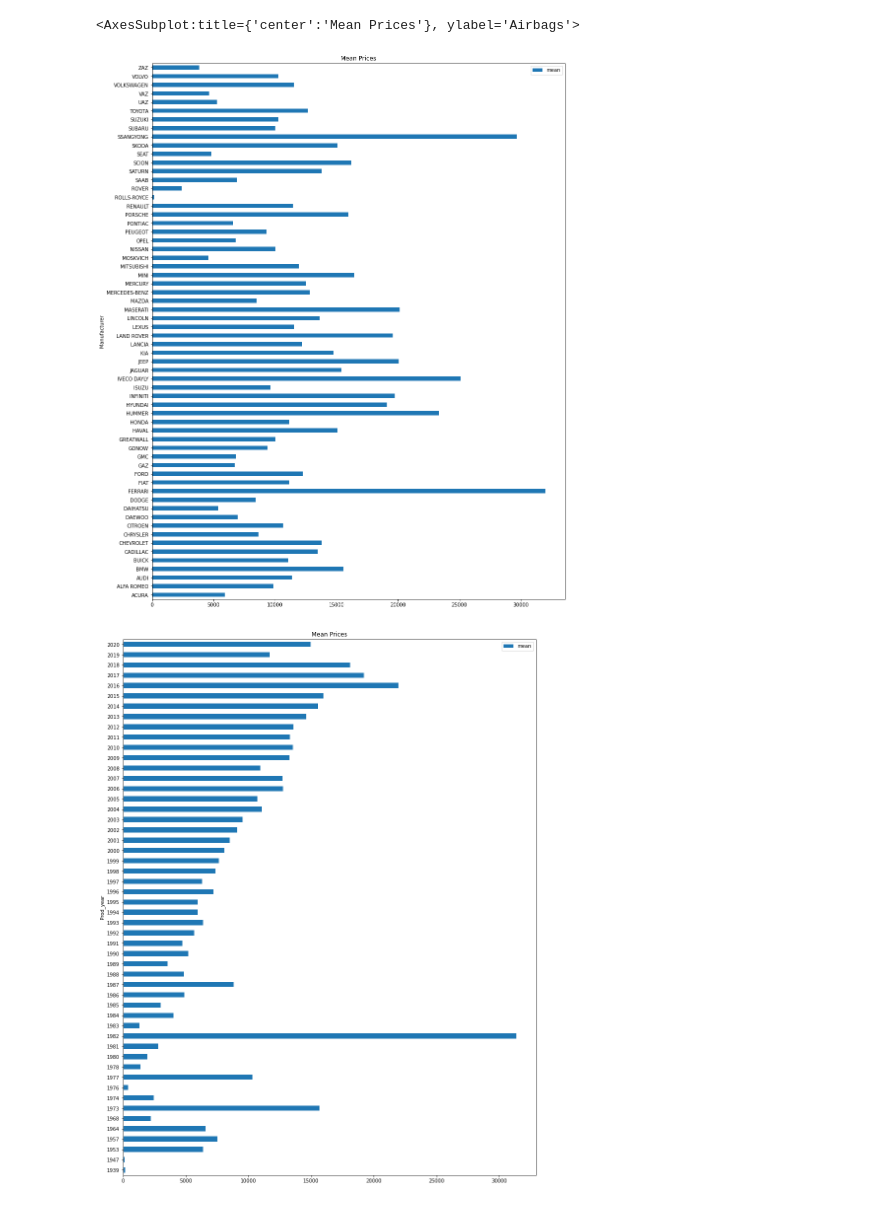
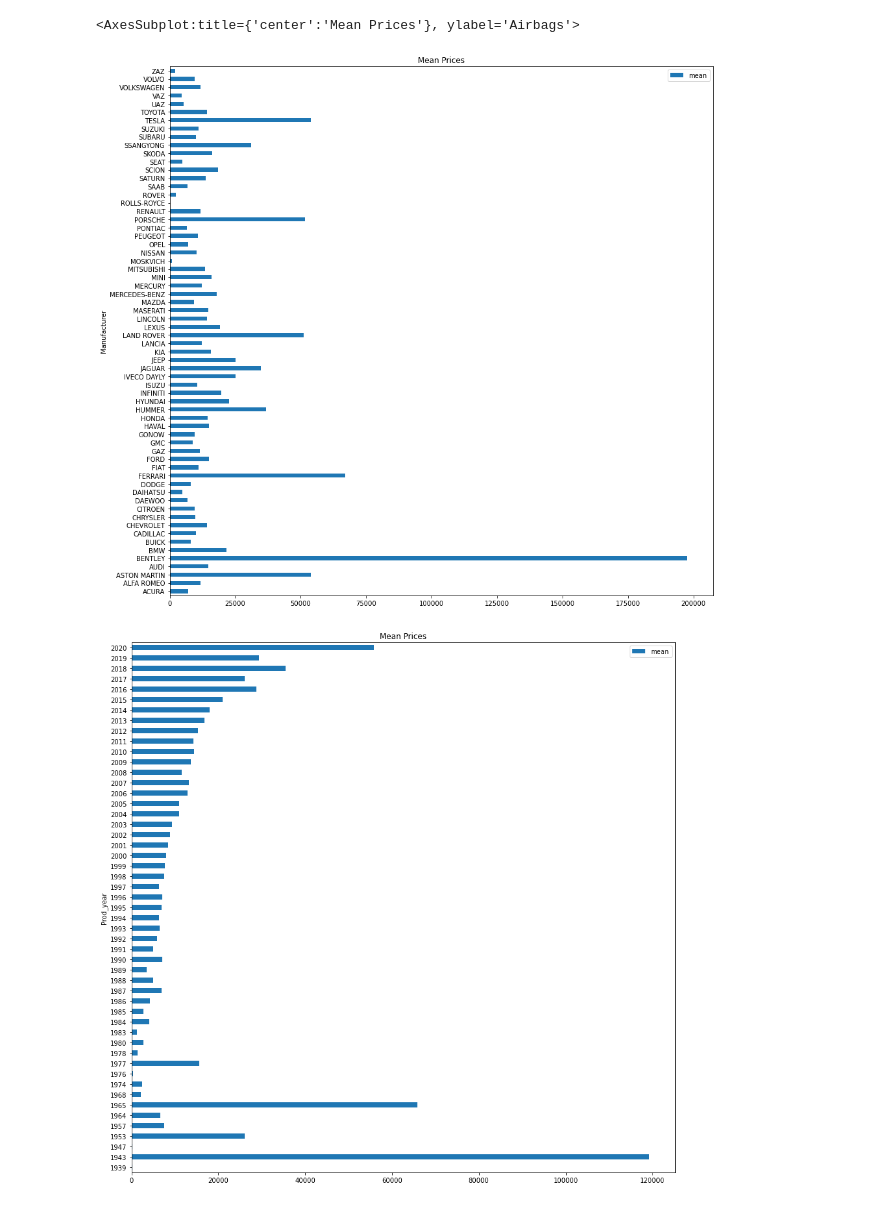
Before and after one commit to addsandwich/2022-msaai-500-final-project, a Jupyter notebook: notebooks/MaymoonahUPDATED.ipynb, the cells around one changed output. Drawn from its saved outputs; the diff is of its cells as text; code cells hidden in the pictures.

Commit message:
3rd plot update

```diff
--- a/notebooks/MaymoonahUPDATED.ipynb
+++ b/notebooks/MaymoonahUPDATED.ipynb
@@ -5,8 +5,7 @@ import matplotlib.pyplot as plt
 from sklearn.linear_model import LinearRegression
 import seaborn as sns
 # %%
-df = pd.read_csv('IQRSanitizedcopy.csv')
-#df = pd.read_csv('IQRSanitizedcopy.csv', error_bad_lines=False)
+df = pd.read_csv('TrainingDatacopy.csv')
 # %%
 df
 # %% [output]
@@ -98,23 +85,23 @@ ZAZ            3822.500000   2577.404217
 # %%
-manufacturer.plot(kind = "barh", y = "mean", legend = True, title = "Mean Prices", figsize = (15,20))
+manufacturer.plot(kind = "barh", y = "mean", legend = True, title = "Mean Prices", figsize = (15,15))
 # model.plot(kind = "barh", y = "mean", legend = False,title = "Mean Prices")  >>>>>>>>>>
-prod_year.plot(kind = "barh", y = "mean", legend = True,title = "Mean Prices", figsize = (15,20))
+prod_year.plot(kind = "barh", y = "mean", legend = True,title = "Mean Prices", figsize = (15,15))
 category.plot(kind = "barh", y = "mean", legend = False,title = "Mean Prices")
 leather_interior.plot(kind = "barh", y = "mean", legend = False,title = "Mean Prices")
 
 fuel_type.plot(kind = "barh", y = "mean", legend = False,title = "Mean Prices")
-engine_volume.plot(kind = "barh", y = "mean", legend = True,title = "Mean Prices", figsize = (15,20))
-turbo.plot(kind = "barh", y = "mean", legend = False,title = "Mean Prices")
+engine_volume.plot(kind = "barh", y = "mean", legend = True,title = "Mean Prices", figsize = (15,15))
+#turbo.plot(kind = "barh", y = "mean", legend = False,title = "Mean Prices")
 # mileage.plot(kind = "barh", y = "mean", legend = False,title = "Mean Prices")  >>>>>>>>>>
 cylinders.plot(kind = "barh", y = "mean", legend = False,title = "Mean Prices")
 
 gear_box_type.plot(kind = "barh", y = "mean", legend = False,title = "Mean Prices")
 drive_wheels.plot(kind = "barh", y = "mean", legend = False,title = "Mean Prices")
 doors.plot(kind = "barh", y = "mean", legend = False,title = "Mean Prices")
 wheel.plot(kind = "barh", y = "mean", legend = False,title = "Mean Prices")
 color.plot(kind = "barh", y = "mean", legend = False,title = "Mean Prices", figsize = (10,8))
 airbags.plot(kind = "barh", y = "mean", legend = False,title = "Mean Prices", figsize = (10,8))
 # %% [output]
 <AxesSubplot:title={'center':'Mean Prices'}, ylabel='Airbags'>
-[figure, old version]
+[figure, new version]
-[figure, old version]
+[figure, new version]
```
Also changed, not shown: parts of 4 cells of this notebook, 1 other file.
